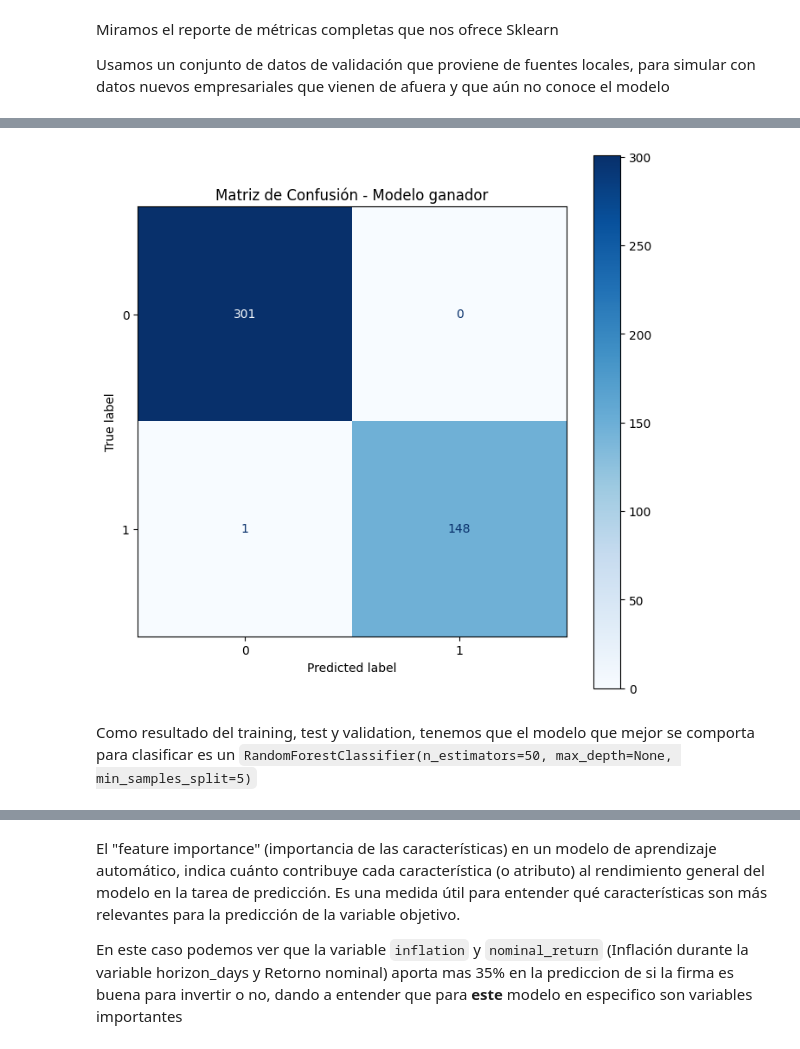
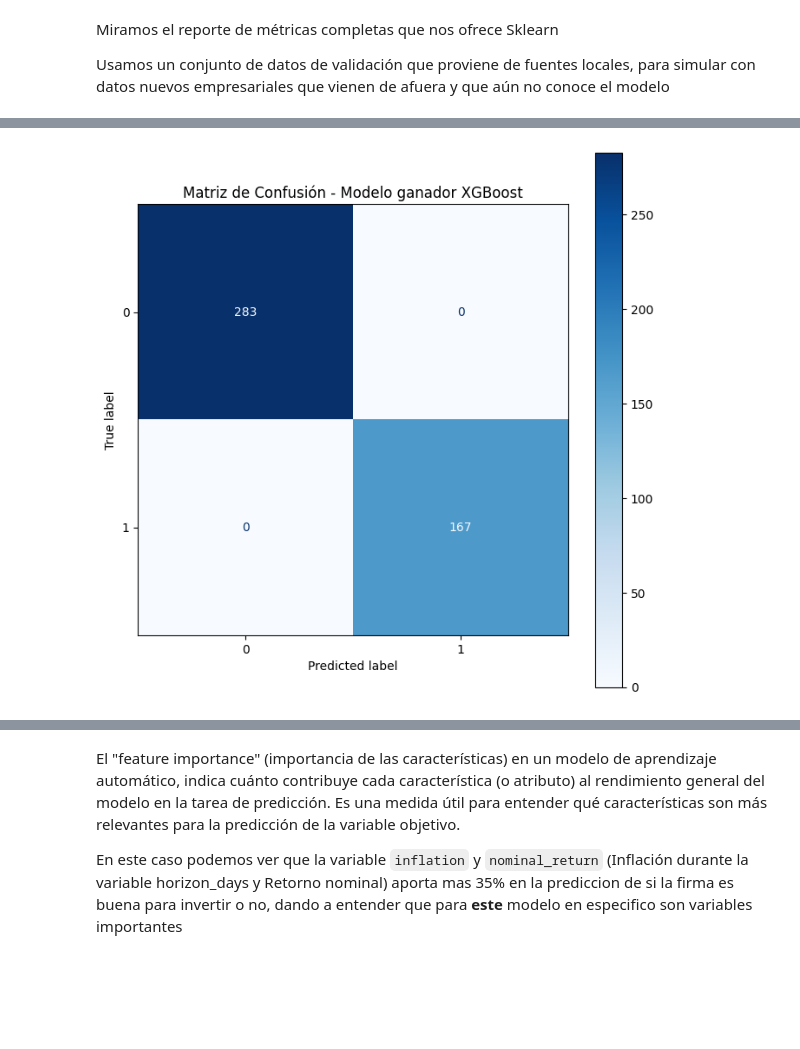
Before and after one commit to SimonLopezR/proyecto_final_dataviz, a Jupyter notebook: _sources/notebooks_2.ipynb, the cells around one changed output, grey strips where cells are left out. Drawn from its saved outputs; the diff is of its cells as text; code cells hidden in the pictures; blank space fills up the shorter version.

```diff
--- a/_sources/notebooks_2.ipynb
+++ b/_sources/notebooks_2.ipynb
@@ -313,0 +269,2 @@ Pipeline(steps=[('preprocessor',
+# %%
+param_grid_xgb={'n_estimators': [50, 100,200], 'learning_rate': [0.01, 0.1,1],'max_depth': [None, 10,20],'subsample':[0.5,0.8,1]}
@@ -313,0 +281,6 @@ Pipeline(steps=[('preprocessor',
+# %%
+ajuste_xgb=grid_search_xgb.fit(X, y)
+best_model_xgb=ajuste_xgb.best_estimator_
+
+# Resultados de la búsqueda de hiperparámetros
+print("Mejores parámetros encontrados:", best_model_xgb)
@@ -362,0 +334,21 @@ Matriz de Confusión:
+# %%
+# Calcular las métricas para el SVC
+y_pred1 = best_model_svc.predict(X_valid)
+precision1 = precision_score(y_valid, y_pred1)
+recall1 = recall_score(y_valid, y_pred1)
+accuracy1 = accuracy_score(y_valid, y_pred1)
+f1_score1 = f1_score(y_valid, y_pred1)
+
+# Calcular las métricas para el RandomForest
+y_pred2 = best_model_rf.predict(X_valid)
+precision2 = precision_score(y_valid, y_pred2)
+recall2 = recall_score(y_valid, y_pred2)
+accuracy2 = accuracy_score(y_valid, y_pred2)
+f1_score2 = f1_score(y_valid, y_pred2)
+
+# Calcular las métricas para el XGBoost
+y_pred3 = best_model_xgb.predict(X_valid)
+precision3 = precision_score(y_valid, y_pred3)
+recall3 = recall_score(y_valid, y_pred3)
+accuracy3 = accuracy_score(y_valid, y_pred3)
+f1_score3 = f1_score(y_valid, y_pred3)
@@ -362,0 +374,9 @@ Matriz de Confusión:
+# %%
+conf_matrix_svc = confusion_matrix(y_valid, y_pred1)
+print("Matriz de Confusión SVC:\n", conf_matrix_svc)
+
+conf_matrix_rf = confusion_matrix(y_valid, y_pred2)
+print("Matriz de Confusión RandomForest:\n", conf_matrix_rf)
+
+conf_matrix_xgb = confusion_matrix(y_valid, y_pred3)
+print("Matriz de Confusión XGBoost:\n", conf_matrix_xgb)
@@ -363,11 +411,9 @@ Matriz de Confusión:
 # %%
 # Visualizar la matriz de confusión
-disp = ConfusionMatrixDisplay(confusion_matrix=conf_matrix)
+disp = ConfusionMatrixDisplay(confusion_matrix=conf_matrix_xgb)
 fig, ax = plt.subplots(figsize=(8, 8))
 disp.plot(ax=ax, cmap='Blues')
-plt.title("Matriz de Confusión - Modelo ganador")
+plt.title("Matriz de Confusión - Modelo ganador XGBoost")
 plt.show()
 # %% [output]
-[figure, old version]
+[figure, new version]
-# %% [markdown]
-Como resultado del training, test y validation, tenemos que el modelo que mejor se comporta para clasificar es un `RandomForestClassifier(n_estimators=50, max_depth=None, min_samples_split=5)`
```
Also changed, not shown: parts of 53 cells of this notebook, 14 other files.
